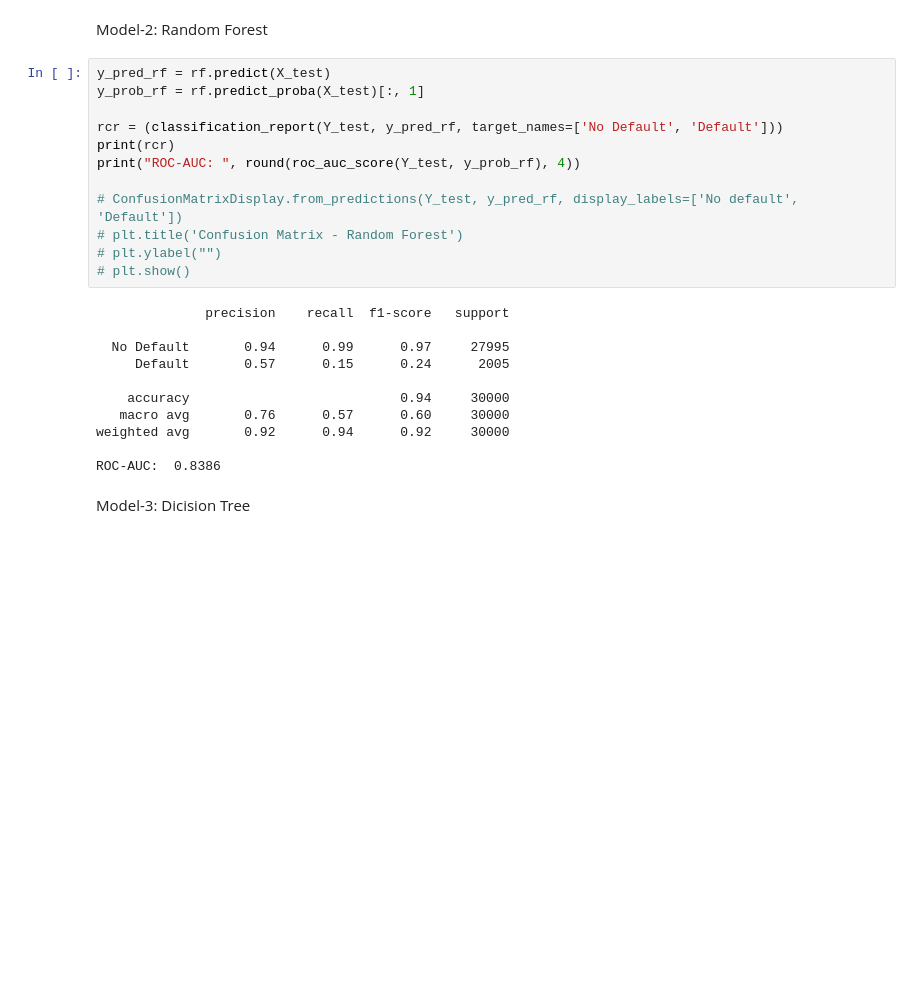
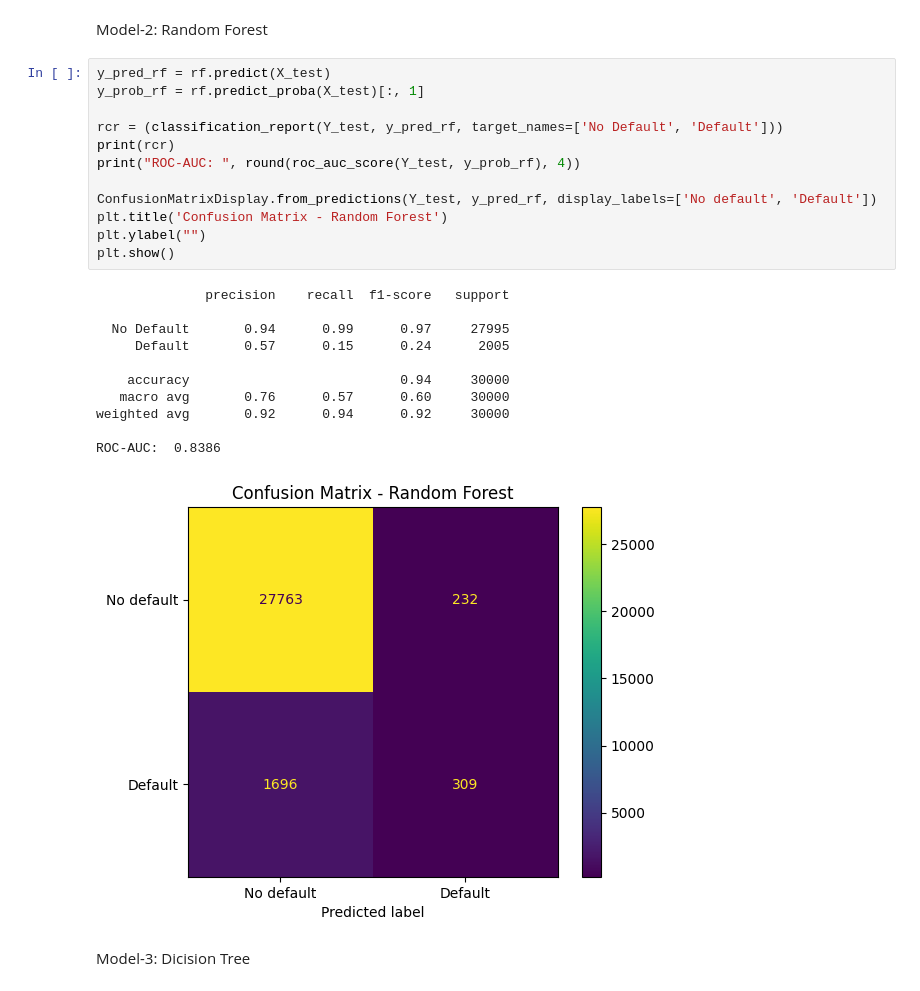
Before and after one commit to ZAWAD1/CodeAlpha_Credit-Prediction-Model, a Jupyter notebook: notebook.ipynb, the cells around one changed output. Drawn from its saved outputs; the diff is of its cells as text; blank space fills up the shorter version.

```diff
--- a/notebook.ipynb
+++ b/notebook.ipynb
@@ -294,26 +457,27 @@ Model-2: Random Forest
 # %%
 y_pred_rf = rf.predict(X_test)
 y_prob_rf = rf.predict_proba(X_test)[:, 1]
 
 rcr = (classification_report(Y_test, y_pred_rf, target_names=['No Default', 'Default']))
 print(rcr)
 print("ROC-AUC: ", round(roc_auc_score(Y_test, y_prob_rf), 4))
 
-# ConfusionMatrixDisplay.from_predictions(Y_test, y_pred_rf, display_labels=['No default', 'Default'])
-# plt.title('Confusion Matrix - Random Forest')
-# plt.ylabel("")
-# plt.show()
+ConfusionMatrixDisplay.from_predictions(Y_test, y_pred_rf, display_labels=['No default', 'Default'])
+plt.title('Confusion Matrix - Random Forest')
+plt.ylabel("")
+plt.show()
 # %% [output]
               precision    recall  f1-score   support
 
   No Default       0.94      0.99      0.97     27995
      Default       0.57      0.15      0.24      2005
 
     accuracy                           0.94     30000
    macro avg       0.76      0.57      0.60     30000
 weighted avg       0.92      0.94      0.92     30000
 
 ROC-AUC:  0.8386
+[figure, added]
 # %% [markdown]
 Model-3: Dicision Tree
 # %%
```
Also changed, not shown: parts of 53 cells of this notebook.
